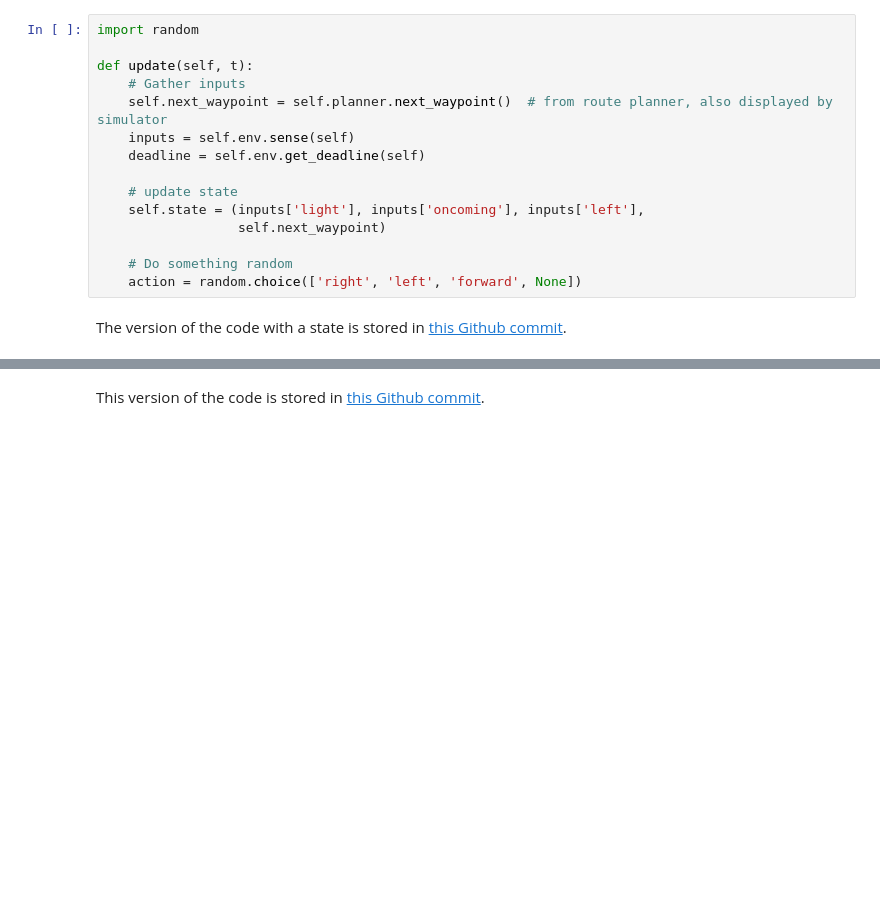
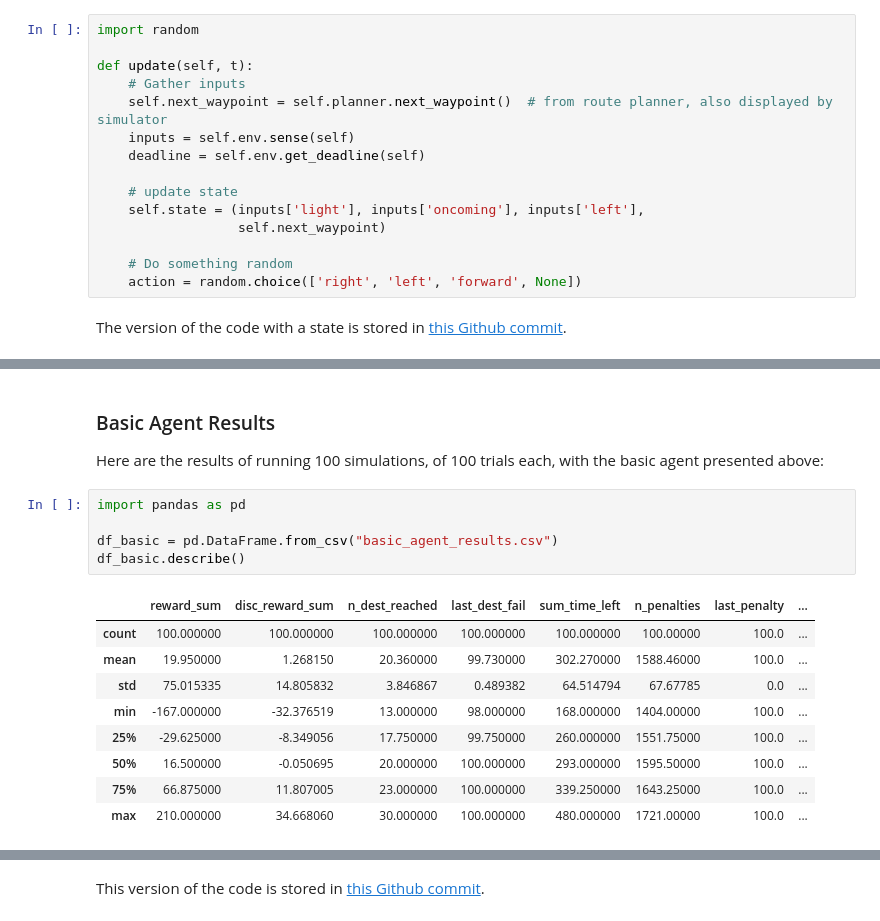
Before and after one commit to lmurtinho/mlend_ps4_smartcab, a Jupyter notebook: project_report.ipynb, the cells around one changed output, grey strips where cells are left out. Cells and saved outputs as stored; diff of their text form; blank space fills up the shorter version.

Commit message:
agents (up to optimistic) built from basic agent

```diff
--- a/project_report.ipynb
+++ b/project_report.ipynb
@@ -107,0 +193,19 @@ The version of the code with a state is stored in [this Github commit](https://g
+# %% [markdown]
+### Basic Agent Results
+
+Here are the results of running 100 simulations, of 100 trials each, with the basic agent presented above:
+# %%
+import pandas as pd
+
+df_basic = pd.DataFrame.from_csv("basic_agent_results.csv")
+df_basic.describe()
+# %% [output]
+|  | reward_sum | disc_reward_sum | n_dest_reached | last_dest_fail | sum_time_left | n_penalties | last_penalty | ... |
+| count | 100.000000 | 100.000000 | 100.000000 | 100.000000 | 100.000000 | 100.00000 | 100.0 | ... |
+| mean | 19.950000 | 1.268150 | 20.360000 | 99.730000 | 302.270000 | 1588.46000 | 100.0 | ... |
+| std | 75.015335 | 14.805832 | 3.846867 | 0.489382 | 64.514794 | 67.67785 | 0.0 | ... |
+| min | -167.000000 | -32.376519 | 13.000000 | 98.000000 | 168.000000 | 1404.00000 | 100.0 | ... |
+| 25% | -29.625000 | -8.349056 | 17.750000 | 99.750000 | 260.000000 | 1551.75000 | 100.0 | ... |
+| 50% | 16.500000 | -0.050695 | 20.000000 | 100.000000 | 293.000000 | 1595.50000 | 100.0 | ... |
+| 75% | 66.875000 | 11.807005 | 23.000000 | 100.000000 | 339.250000 | 1643.25000 | 100.0 | ... |
+| max | 210.000000 | 34.668060 | 30.000000 | 100.000000 | 480.000000 | 1721.00000 | 100.0 | ... |
```
Also changed, not shown: parts of 40 cells of this notebook, 11 other files.
